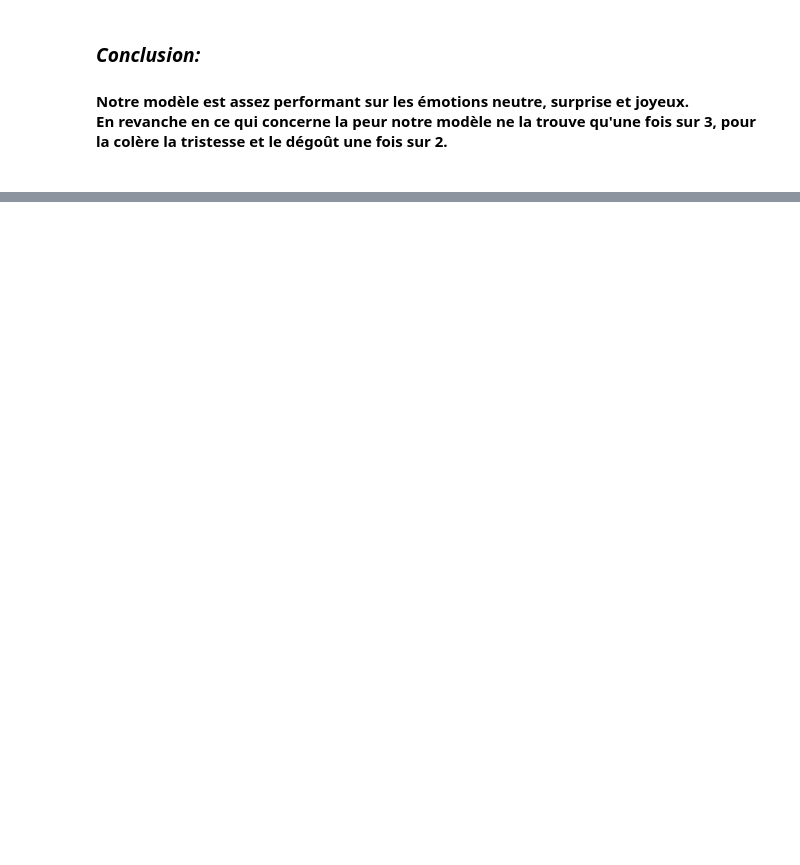
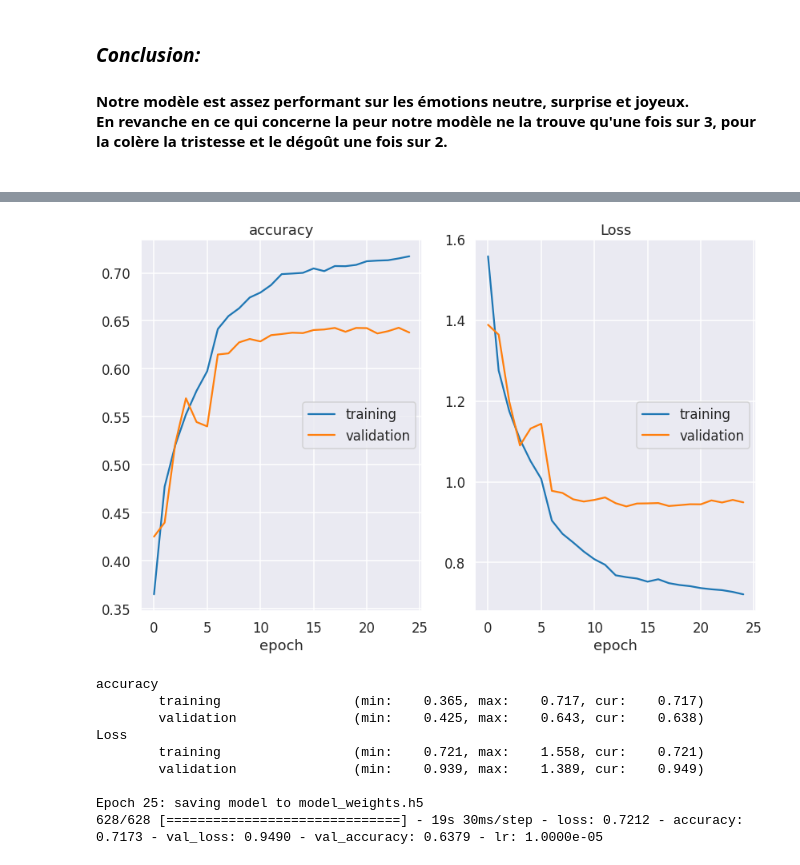
Before and after one commit to Kevin-Le-Grand/emotion-detector, a Jupyter notebook: emotions.ipynb, the cells around one changed output, grey strips where cells are left out. Cells and saved outputs as stored; diff of their text form; code cells hidden in the pictures; blank space fills up the shorter version.

```diff
--- a/emotions.ipynb
+++ b/emotions.ipynb
@@ -368,0 +408,13 @@ model.save('emotions.h5')
+# %%
+model = train_model(config_model())
+# %% [output]
+[figure, added]
+accuracy
+        training                 (min:    0.365, max:    0.717, cur:    0.717)
+        validation               (min:    0.425, max:    0.643, cur:    0.638)
+Loss
+        training                 (min:    0.721, max:    1.558, cur:    0.721)
+        validation               (min:    0.939, max:    1.389, cur:    0.949)
+
+Epoch 25: saving model to model_weights.h5
+628/628 [==============================] - 19s 30ms/step - loss: 0.7212 - accuracy: 0.7173 - val_loss: 0.9490 - val_accuracy: 0.6379 - lr: 1.0000e-05
```
Also changed, not shown: parts of 23 cells of this notebook, 4 other files.
